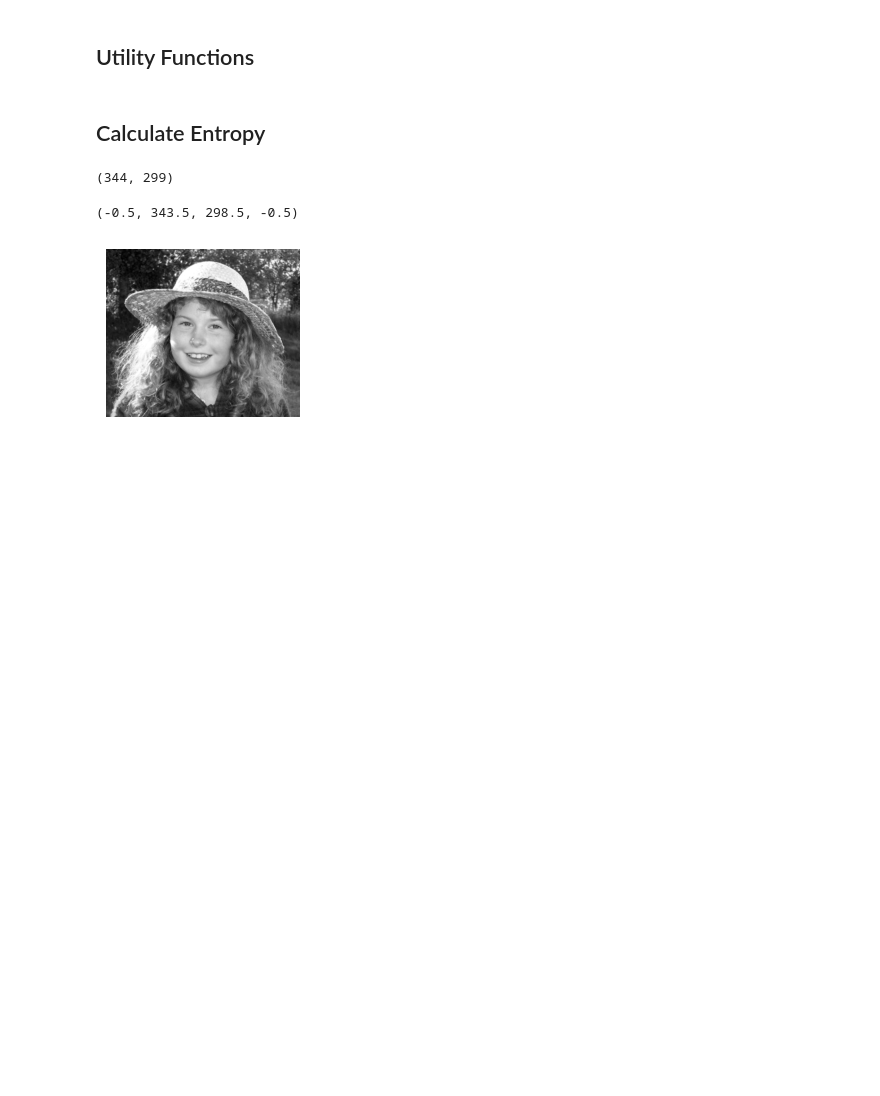
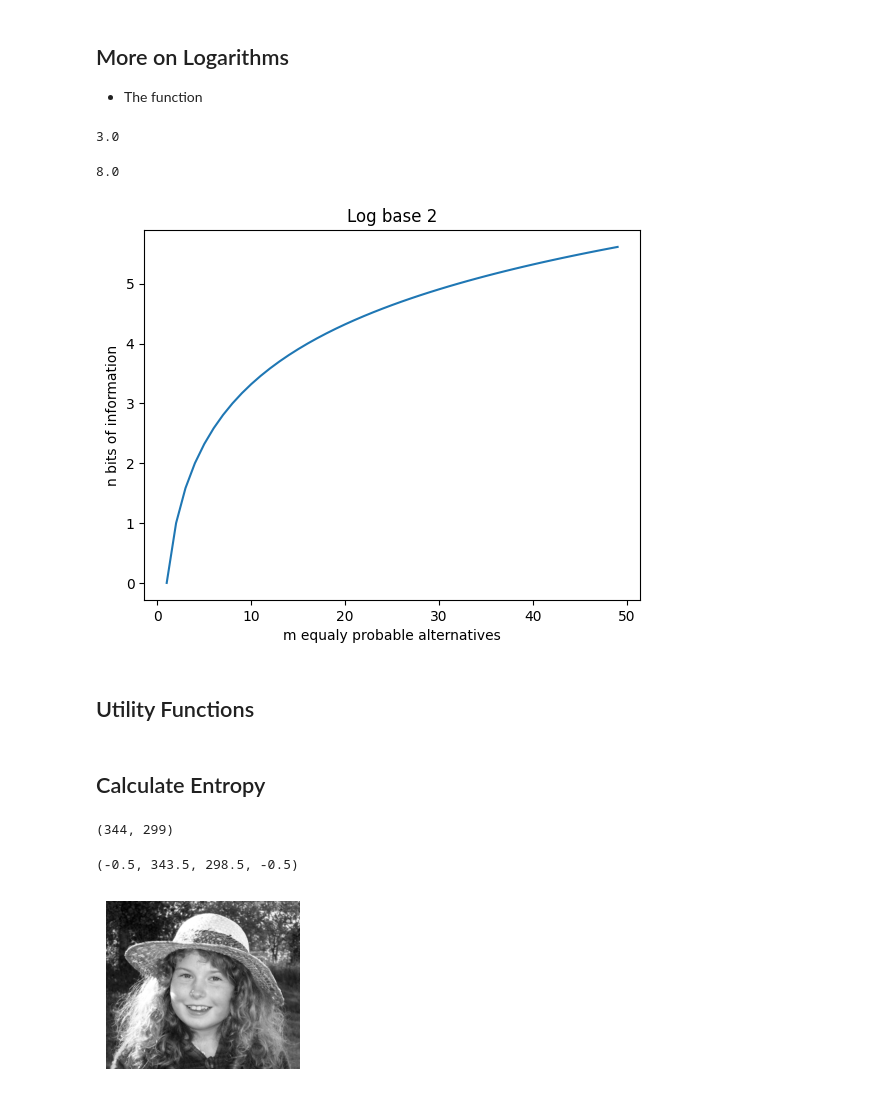
Before and after one commit to rcalix1/InformationTheory, a Jupyter notebook: Entropy.ipynb, the cells around one changed output. Drawn from its saved outputs; the diff is of its cells as text; code cells hidden in the pictures; blank space fills up the shorter version.

```diff
--- a/Entropy.ipynb
+++ b/Entropy.ipynb
@@ -16,6 +96,54 @@ from PIL import Image
 
 from collections import Counter
 import math
+# %% [markdown]
+
+## More on Logarithms
+
+* The function
+# %%
+
+def log2(posval):
+
+    result = math.log(posval, 2)
+
+    return result
+# %%
+
+m = 8
+
+n = log2(m)
+
+print(n)
+# %% [output]
+3.0
+# %%
+
+m = 3
+
+m = 2 ** n
+
+print(  m  )
+# %% [output]
+8.0
+# %%
+
+## values into log must be positive and not zero
+
+x_data    = [i for i in range(1, 50)]
+
+log2_data = [ log2(i) for i in x_data ]
+# %%
+
+pyplot.plot(x_data , log2_data )
+
+pyplot.title("Log base 2")
+pyplot.xlabel("m equaly probable alternatives")
+pyplot.ylabel("n bits of information")
+
+pyplot.show()
+# %% [output]
+[figure, added]
 # %% [markdown]
 
 ## Utility Functions
```
Also changed, not shown: parts of 7 cells of this notebook, 1 other file.
